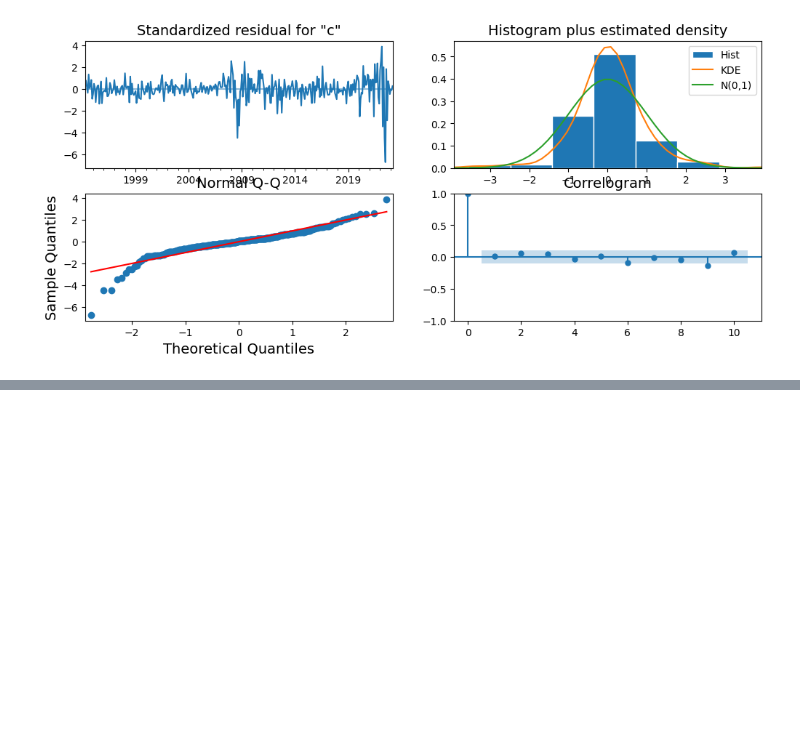
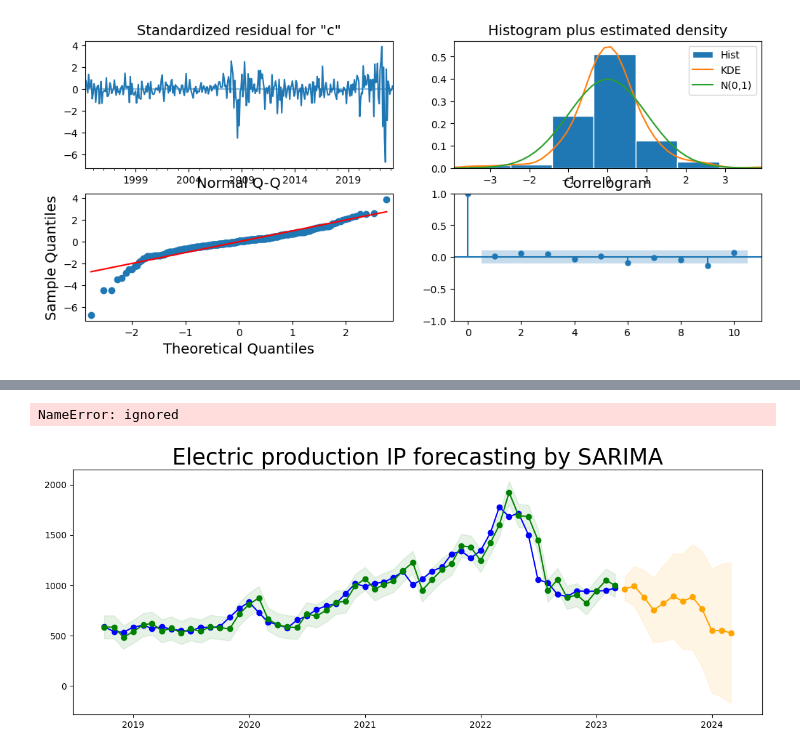
Before and after one commit to mofuoku417/Crude-Palm-Oil-Price-Prediction, a Jupyter notebook: Crude_PalmOil_Price_Prediction_SARIMA_Model.ipynb, the cells around one changed output, grey strips where cells are left out. Drawn from its saved outputs; the diff is of its cells as text; code cells hidden in the pictures; blank space fills up the shorter version.

```diff
--- a/Crude_PalmOil_Price_Prediction_SARIMA_Model.ipynb
+++ b/Crude_PalmOil_Price_Prediction_SARIMA_Model.ipynb
@@ -504,0 +443,28 @@ plot_forecast(best_model, '1993', df_train, df_test)
+# %%
+# Create ARIMA forecast of next 10 values
+forecast = results.get_forecast(steps=12)
+mean_forecast=forecast.predicted_mean
+mean_forecast = mean_forecast.rename("prediction")
+# %%
+confi_int_f=forecast.conf_int()
+lower_limits_f=confi_int_f.iloc[:,0]
+upper_limits_f=confi_int_f.iloc[:,1]
+# %%
+plt.figure(figsize=(14,5))
+plt.title("Electric production IP forecasting by SARIMA", fontsize=25)
+
+plt.plot(df[-54:].index,df[-54:].values, label='Actual values', color="blue", marker="o")
+
+plt.plot(mean_prediction[-54:].index, mean_prediction[-54:].values,label='Prediction', color="green", marker="o")
+plt.fill_between(mean_prediction[-54:].index, lower_limits_p, upper_limits_p, alpha=0.1, color="green")
+
+plt.plot(mean_forecast[-54:].index,mean_forecast[-54:].values, label='Forecast', color="orange", marker="o")
+plt.fill_between(mean_forecast[-54:].index, lower_limits_f, upper_limits_f, alpha=0.1, color="orange")
+
+plt.axvline(df_pred.index[-1], color="red", linestyle="--")
+plt.legend(fontsize=12, fancybox=True, shadow=True, frameon=True)
+plt.ylabel('Industrial Production (IP) index', fontsize=15)
+plt.show()
+# %% [output]
+NameError: ignored
+[figure, added]
```
Also changed, not shown: parts of 60 cells of this notebook.
